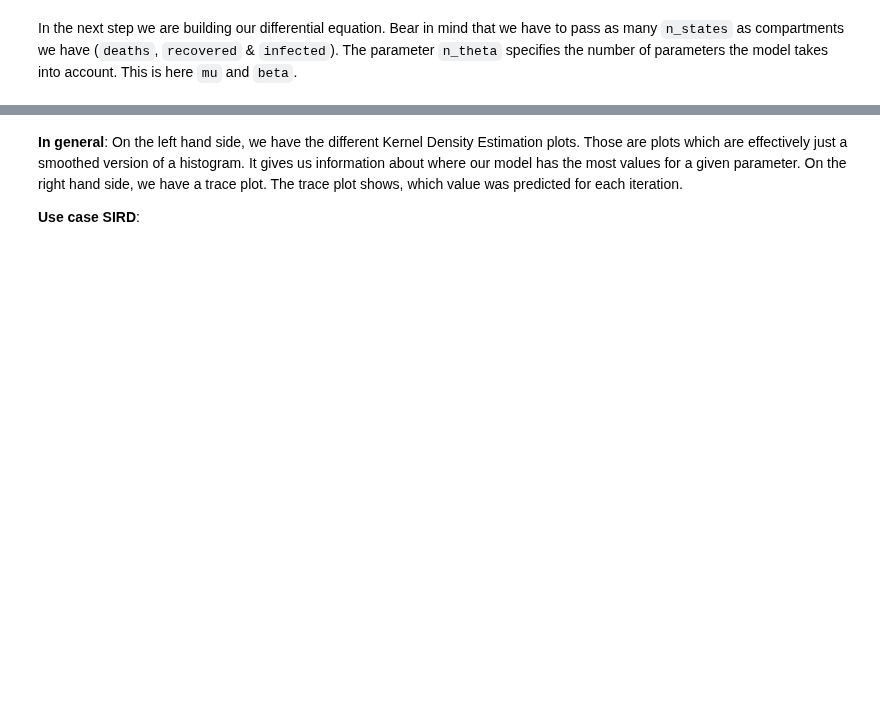
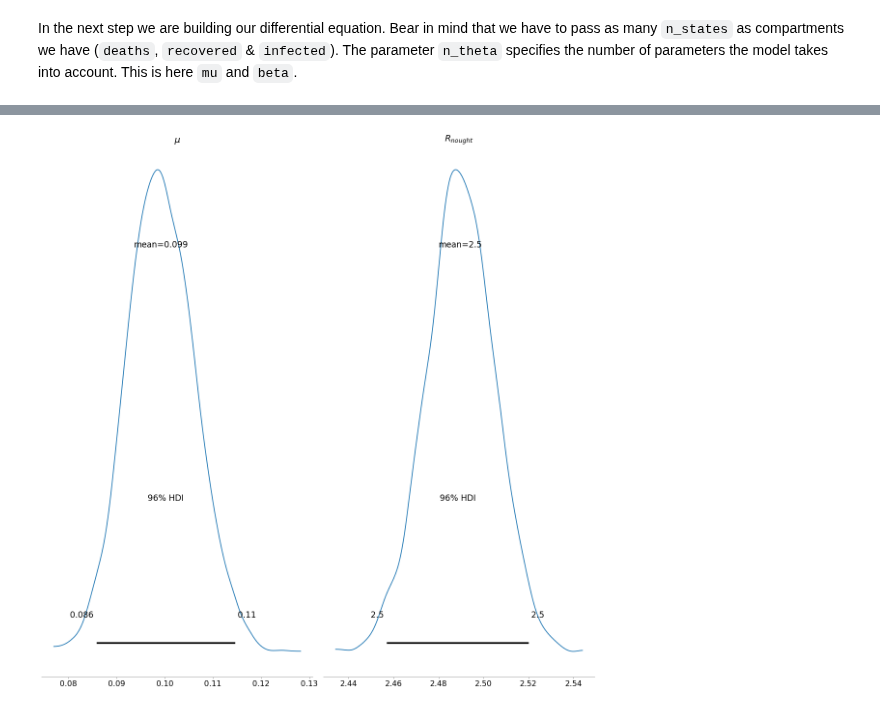
Before and after one commit to Estreuselito/Deus_ex_machina, a Jupyter notebook: MCMC/Assignment 4 - Master.ipynb, the cells around one changed output, grey strips where cells are left out. Cells and saved outputs as stored; diff of their text form; code cells hidden in the pictures; blank space fills up the shorter version.

Commit message:
finalized yanniks version of the main file

```diff
--- a/MCMC/Assignment 4 - Master.ipynb
+++ b/MCMC/Assignment 4 - Master.ipynb
@@ -349,10 +402,10 @@ NUTS: [$\mu$, $R_{nought}$, sigma]
 # %%
 # Plot results (takes a while, be patient)
-figsize(16, 16)
-pm.traceplot(trace)
+az.plot_posterior(trace,
+                  figsize=(16,16),
+                  var_names = var_names,
+                  textsize = 16,
+                  hdi_prob = 0.96)
 plt.show()
+# %% [output]
+[figure, added]
-# %% [markdown]
-**In general**:
-On the left hand side, we have the different Kernel Density Estimation plots. Those are plots which are effectively just a smoothed version of a histogram. It gives us information about where our model has the most values for a given parameter. On the right hand side, we have a trace plot. The trace plot shows, which value was predicted for each iteration.
-
-**Use case SIRD**:
```
Also changed, not shown: parts of 19 cells of this notebook.
